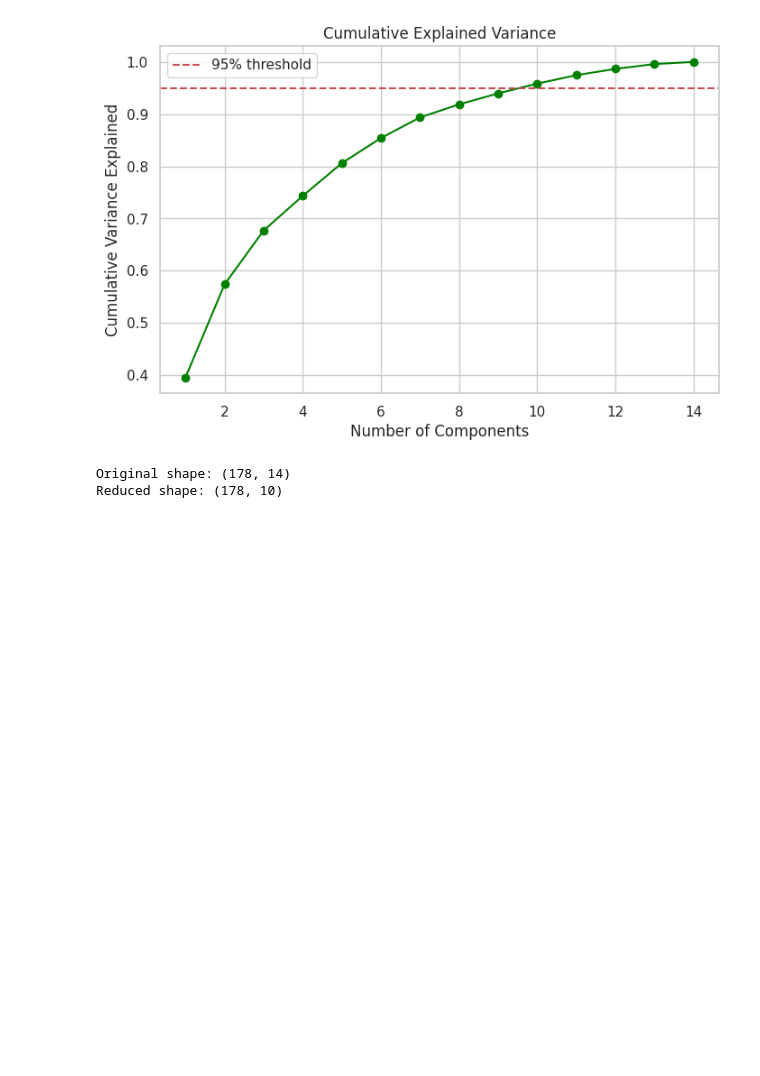
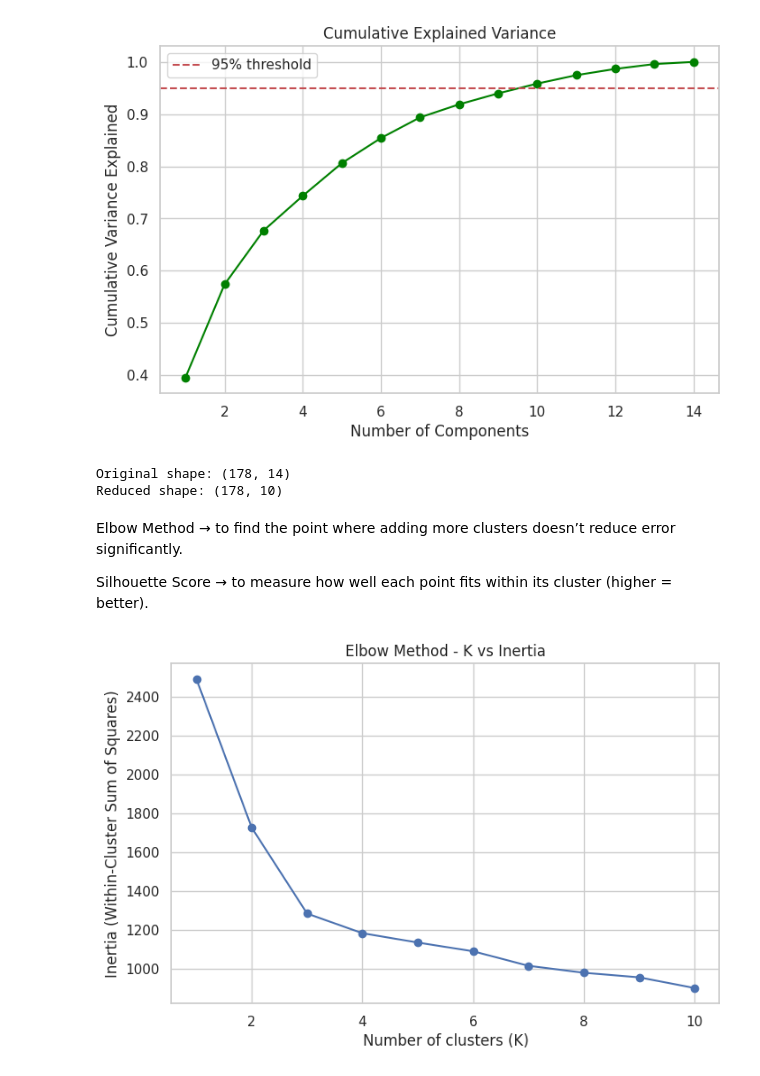
Before and after one commit to Ranjith-A13/Python, a Jupyter notebook: PCA.ipynb, the cells around one changed output. Cells and saved outputs as stored; diff of their text form; code cells hidden in the pictures; blank space fills up the shorter version.

```diff
--- a/PCA.ipynb
+++ b/PCA.ipynb
@@ -138,3 +140,29 @@ print(f"Reduced shape: {X_pca_final.shape}")
 # %% [output]
 Original shape: (178, 14)
 Reduced shape: (178, 10)
+# %% [markdown]
+Elbow Method → to find the point where adding more clusters doesn’t reduce error significantly.
+
+Silhouette Score → to measure how well each point fits within its cluster (higher = better).
+# %%
+from sklearn.cluster import KMeans
+import numpy as np
+
+inertia = []
+
+K_range = range(1, 11)
+for k in K_range:
+    kmeans = KMeans(n_clusters=k, random_state=42)
+    kmeans.fit(X_scaled)
+    inertia.append(kmeans.inertia_)
+
+# Plot Elbow
+plt.figure(figsize=(8, 5))
+plt.plot(K_range, inertia, marker='o')
+plt.title("Elbow Method - K vs Inertia")
+plt.xlabel("Number of clusters (K)")
+plt.ylabel("Inertia (Within-Cluster Sum of Squares)")
+plt.grid(True)
+plt.show()
+# %% [output]
+[figure, added]
```
Also changed, not shown: parts of 5 cells of this notebook.
